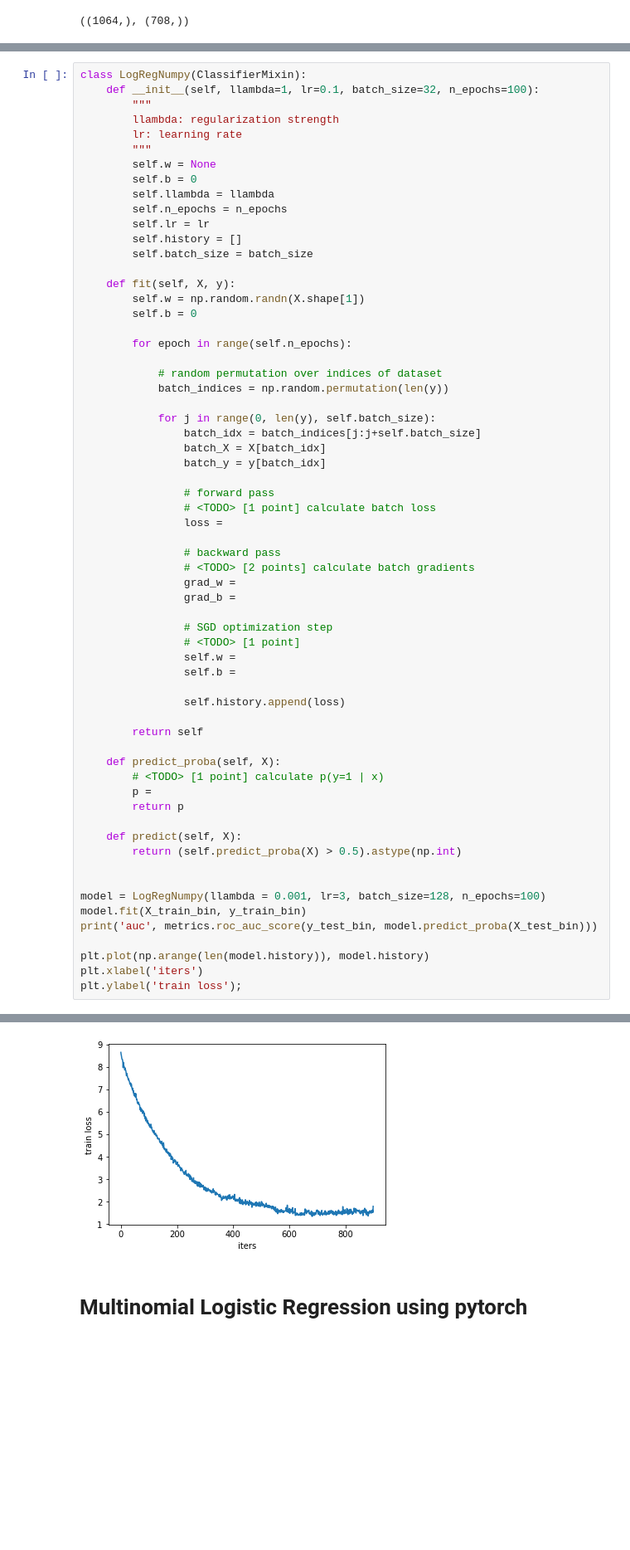
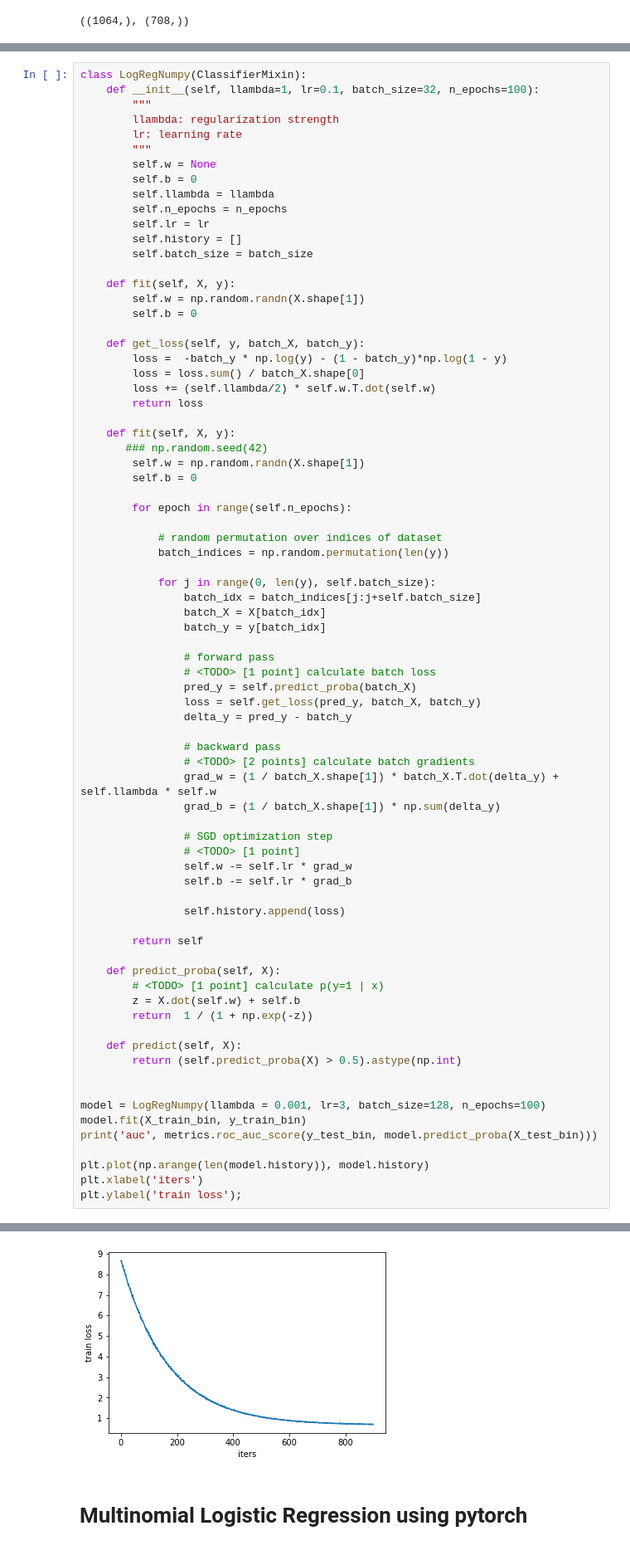
Before and after one commit to AnnaZhuravleva/compling, a Jupyter notebook: assignment_3/assignment_3.ipynb, the cells around one changed output, grey strips where cells are left out. Shown: that part at 83% size. Cells and saved outputs as stored; diff of their text form; blank space fills up the shorter version.

```diff
--- a/assignment_3/assignment_3.ipynb
+++ b/assignment_3/assignment_3.ipynb
@@ -86,6 +101,17 @@ class LogRegNumpy(ClassifierMixin):
         self.w = np.random.randn(X.shape[1])
         self.b = 0
 
+    def get_loss(self, y, batch_X, batch_y):
+        loss =  -batch_y * np.log(y) - (1 - batch_y)*np.log(1 - y)
+        loss = loss.sum() / batch_X.shape[0]
+        loss += (self.llambda/2) * self.w.T.dot(self.w)
+        return loss
+
+    def fit(self, X, y):
+       ### np.random.seed(42)
+        self.w = np.random.randn(X.shape[1])
+        self.b = 0
+
         for epoch in range(self.n_epochs):
 
             # random permutation over indices of dataset
@@ -98,17 +124,19 @@ class LogRegNumpy(ClassifierMixin):
 
                 # forward pass
                 # <TODO> [1 point] calculate batch loss
-                loss =
+                pred_y = self.predict_proba(batch_X)
+                loss = self.get_loss(pred_y, batch_X, batch_y)
+                delta_y = pred_y - batch_y
 
                 # backward pass
                 # <TODO> [2 points] calculate batch gradients
-                grad_w =
-                grad_b =
+                grad_w = (1 / batch_X.shape[1]) * batch_X.T.dot(delta_y) + self.llambda * self.w
+                grad_b = (1 / batch_X.shape[1]) * np.sum(delta_y)
 
                 # SGD optimization step
                 # <TODO> [1 point]
-                self.w =
-                self.b =
+                self.w -= self.lr * grad_w
+                self.b -= self.lr * grad_b
 
                 self.history.append(loss)
 
@@ -116,8 +144,8 @@ class LogRegNumpy(ClassifierMixin):
 
     def predict_proba(self, X):
         # <TODO> [1 point] calculate p(y=1 | x)
-        p =
-        return p
+        z = X.dot(self.w) + self.b
+        return  1 / (1 + np.exp(-z))
 
     def predict(self, X):
         return (self.predict_proba(X) > 0.5).astype(np.int)
@@ -135,4 +163,4 @@ auc 0.7418426799687327
-[figure, old version]
+[figure, new version]
 # %% [markdown]
 # Multinomial Logistic Regression using pytorch
 # %%
```
Also changed, not shown: parts of 9 cells of this notebook.
